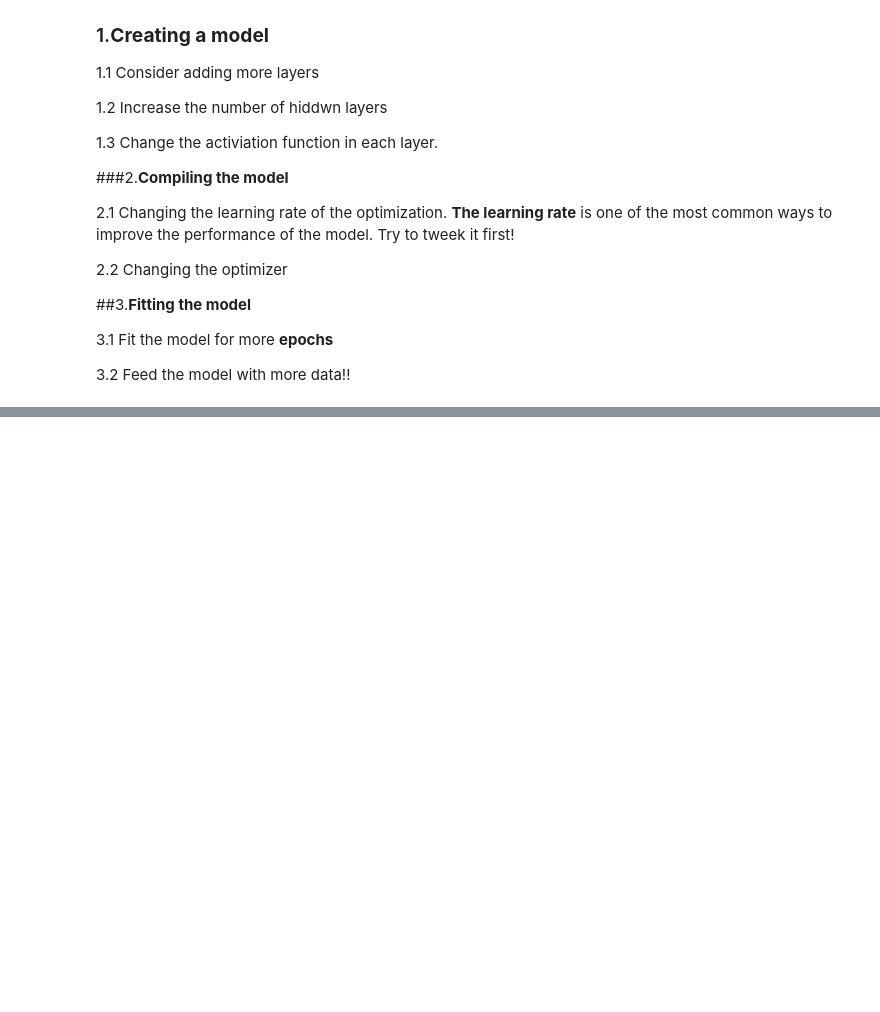
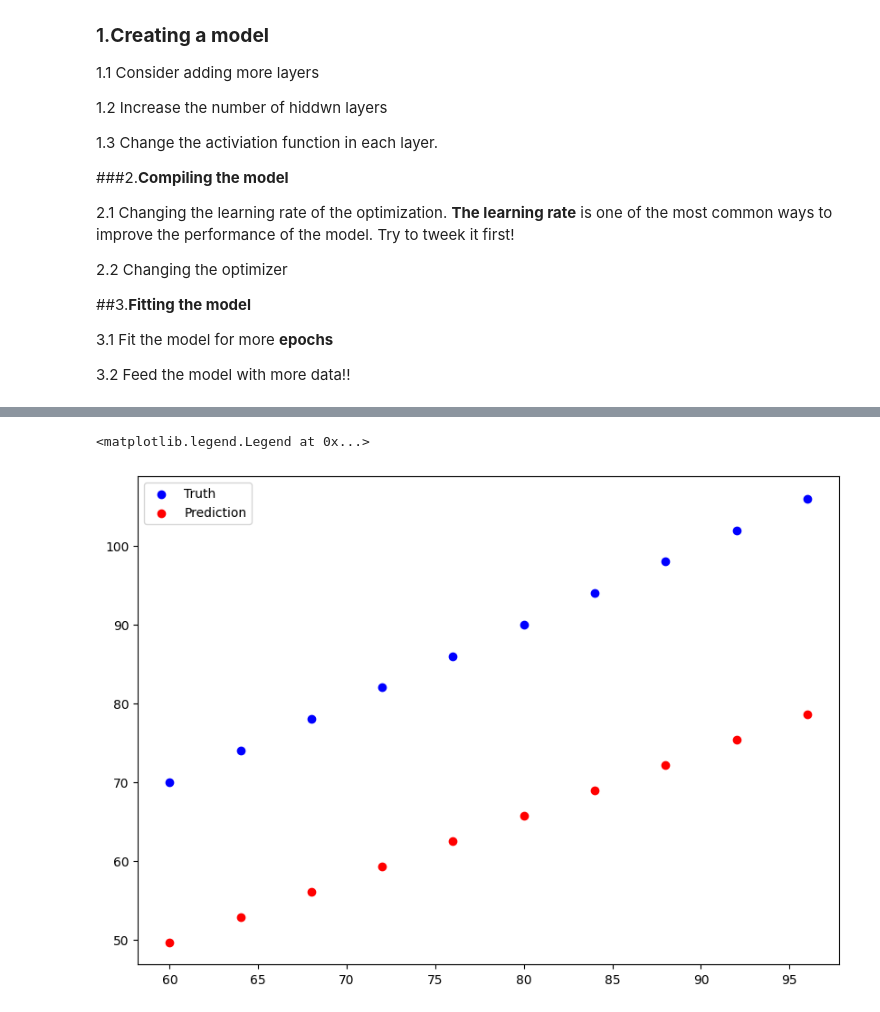
Before and after one commit to catherineHZN/DeepLearningTutorials, a Jupyter notebook: TensorFlow/01_RegressionNN_in_tensor_flow.ipynb, the cells around one changed output, grey strips where cells are left out. Saved outputs shown, nothing was run; the diff lists cells and outputs as text; code cells hidden in the pictures; blank space fills up the shorter version.

```diff
--- a/TensorFlow/01_RegressionNN_in_tensor_flow.ipynb
+++ b/TensorFlow/01_RegressionNN_in_tensor_flow.ipynb
@@ -239,0 +448,4 @@ array([[27.614138]], dtype=float32)
+# %%
+# Make the prediction
+
+y_pred = model.predict(X_test)
@@ -239,0 +467,10 @@ array([[27.614138]], dtype=float32)
+# %%
+plt.figure(figsize= (10,7))
+
+# plot training data in blue
+plt.scatter(X_test, y_test, c='blue', label = "Truth")
+plt.scatter(X_test, y_pred, c='red', label = "Prediction")
+plt.legend()
+# %% [output]
+<matplotlib.legend.Legend at 0x...>
+[figure, added]
```
Also changed, not shown: parts of 55 cells of this notebook.
